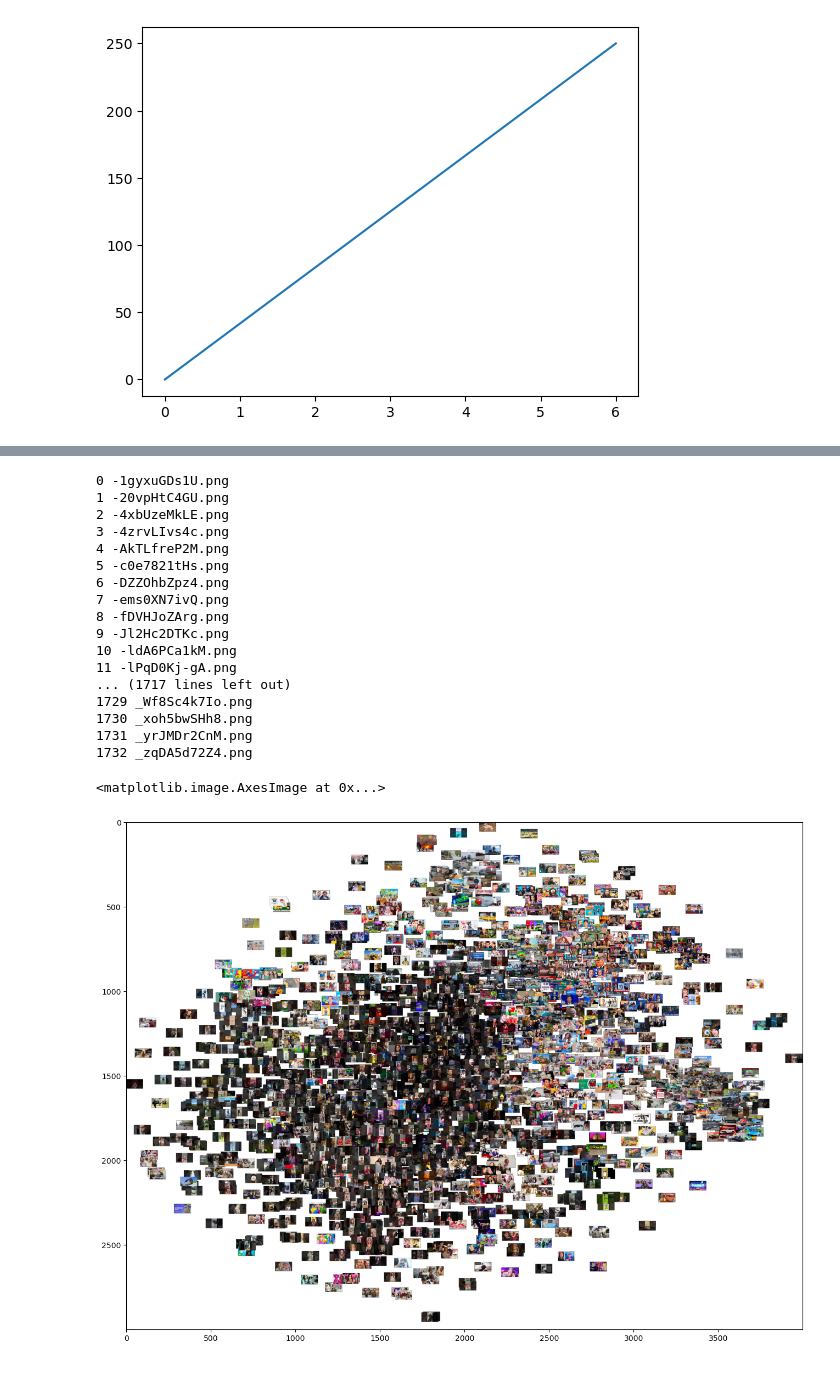
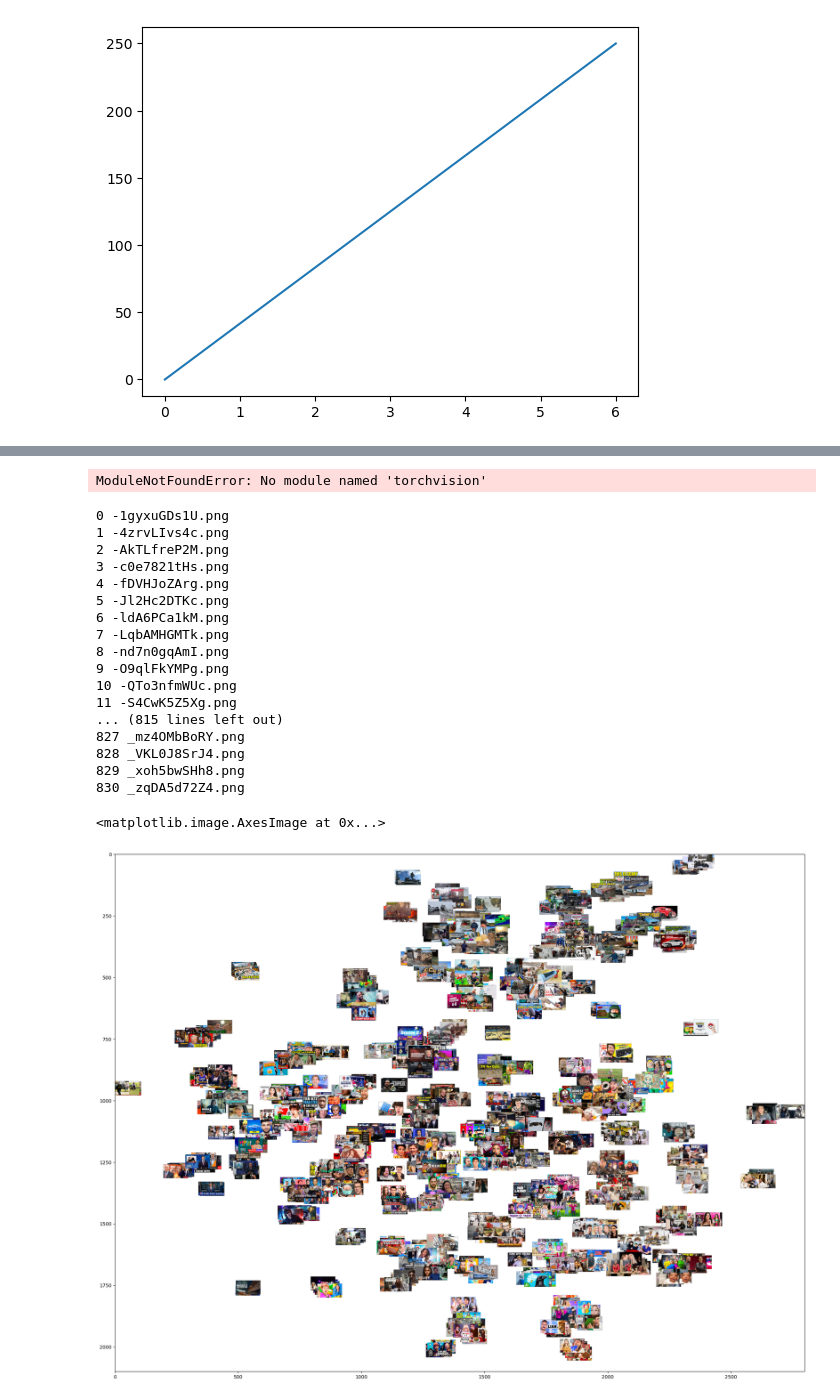
Before and after one commit to SparshRawal/mlp-project, a Jupyter notebook: DataAumentation.ipynb, the cells around one changed output, grey strips where cells are left out. Saved outputs shown, nothing was run; the diff lists cells and outputs as text; code cells hidden in the pictures.

```diff
--- a/DataAumentation.ipynb
+++ b/DataAumentation.ipynb
@@ -123,16 +127,19 @@ model_vgg16 = VGG16()
 model_vgg16 = Model(inputs=model_vgg16.inputs,outputs = model_vgg16.layers[-2].output)
 model_vgg16.summary()
 vgg16_feature_list = []
-file = 'dataset\*.png'
+file = 'dataset-v2\*.png'
 ls = []
 # for filename in os.listdir('dataset'):
 #     ls.append(filename)
-for i, filename  in enumerate(os.listdir('dataset')):
+count = 0
+for i, filename  in enumerate(os.listdir('dataset-v2')):
+
+
     print(i,filename)
     # process the files under the directory 'dogs' or 'cats'
     #     # ...
 
-    img = image.load_img('dataset\\'+filename, target_size=(224, 224))
+    img = image.load_img('dataset-v2\\'+filename, target_size=(224, 224))
     img_data = image.img_to_array(img)
     img_data = np.expand_dims(img_data, axis=0)
     img_data = preprocess_input(img_data)
@@ -310,7 +303,7 @@ import matplotlib.pyplot as plt
 
 
 
-tsne = TSNE(n_components=2, perplexity=30, learning_rate=200, n_iter=1000, random_state=0).fit_transform(features)
+tsne = TSNE(n_components=2, perplexity=2, learning_rate=350, n_iter=5000, random_state=0).fit_transform(features)
 
 plt.scatter(tsne[:, 0], tsne[:, 1])
 plt.show()
@@ -330,49 +323,51 @@ for label, img in enumerate(dataloader):
     for i in range(bs):
         temp = transform(img[i])
         images.append(temp)
+# %% [output]
+ModuleNotFoundError: No module named 'torchvision'
 # %%
-r = 1
+r = 0.7
 from PIL import Image
 
 width = int(4000*r)
 height = int(3000*r)
 max_dim = 100
 images = []
-for i, filename  in enumerate(os.listdir('dataset')):
+for i, filename  in enumerate(os.listdir('dataset-v2')):
     print(i,filename)
     # process the files under the directory 'dogs' or 'cats'
     #     # ...
 
-    img = image.load_img('dataset\\'+filename)
+    img = image.load_img('dataset-v2\\'+filename)
     images.append(img)
 full_image = Image.new('RGBA', (width, height))
 
 
 for img, x, y in zip(images, tx, ty):
     tile = img
     rs = max(1, tile.width/max_dim, tile.height/max_dim)
     tile = tile.resize((int(tile.width/rs), int(tile.height/rs)), Image.ANTIALIAS)
     full_image.paste(tile, (int((width-max_dim)*x), int((height-max_dim)*y)), mask=tile.convert('RGBA'))
 
-plt.figure(figsize = (16,12))
+plt.figure(figsize = (26,26))
 plt.imshow(full_image)
 # %% [output]
 0 -1gyxuGDs1U.png
-1 -20vpHtC4GU.png
-2 -4xbUzeMkLE.png
-3 -4zrvLIvs4c.png
-4 -AkTLfreP2M.png
-5 -c0e7821tHs.png
-6 -DZZOhbZpz4.png
-7 -ems0XN7ivQ.png
-8 -fDVHJoZArg.png
-9 -Jl2Hc2DTKc.png
-10 -ldA6PCa1kM.png
-11 -lPqD0Kj-gA.png
-... (1717 lines left out)
-1729 _Wf8Sc4k7Io.png
-1730 _xoh5bwSHh8.png
-1731 _yrJMDr2CnM.png
-1732 _zqDA5d72Z4.png
+1 -4zrvLIvs4c.png
+2 -AkTLfreP2M.png
+3 -c0e7821tHs.png
+4 -fDVHJoZArg.png
+5 -Jl2Hc2DTKc.png
+6 -ldA6PCa1kM.png
+7 -LqbAMHGMTk.png
+8 -nd7n0gqAmI.png
+9 -O9qlFkYMPg.png
+10 -QTo3nfmWUc.png
+11 -S4CwK5Z5Xg.png
+... (815 lines left out)
+827 _mz4OMbBoRY.png
+828 _VKL0J8SrJ4.png
+829 _xoh5bwSHh8.png
+830 _zqDA5d72Z4.png
 <matplotlib.image.AxesImage at 0x...>
-[figure, old version]
+[figure, new version]
```
Also changed, not shown: parts of 18 cells of this notebook, 1 other file.
